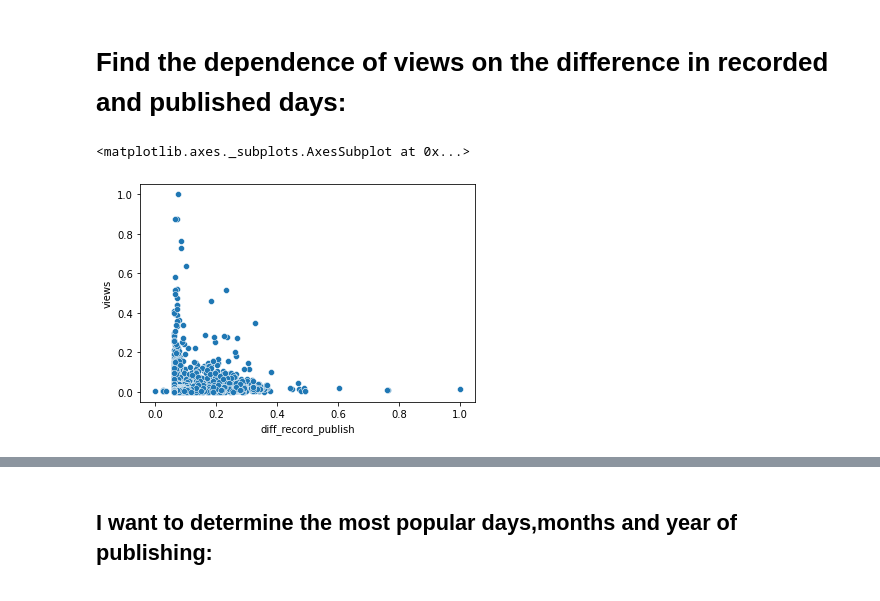
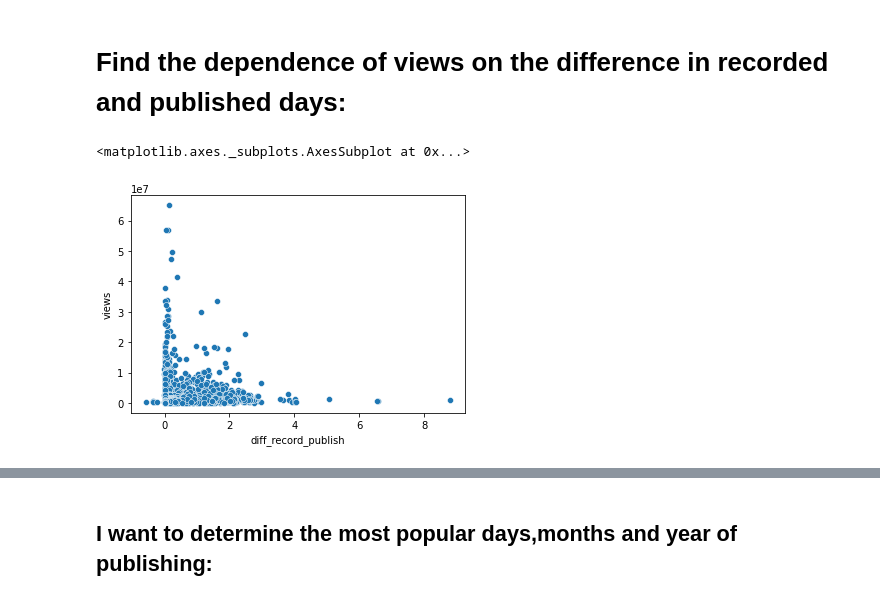
Before and after one commit to sspaulc/TED_TALKS_VIEWS_PREDICTION, a Jupyter notebook: Sanchita_Ted_Talks_Views.ipynb, the cells around one changed output, grey strips where cells are left out. Saved outputs shown, nothing was run; the diff lists cells and outputs as text; code cells hidden in the pictures.

```diff
--- a/Sanchita_Ted_Talks_Views.ipynb
+++ b/Sanchita_Ted_Talks_Views.ipynb
@@ -105,3 +107,7 @@ numerical_features= ['duration','comments']
+# %%
+scaler = StandardScaler()
+scaler.fit(data[numerical_features])
+data[numerical_features] = scaler.transform(data[numerical_features])
 # %%
 #Import libraries
 from sklearn.impute import KNNImputer
@@ -138,0 +147,3 @@ All the nan values for numerical features is removed.
+# %%
+# for inverse transformation
+data[numerical_features] = scaler.inverse_transform(data[numerical_features])
@@ -263,12 +255,8 @@ from sklearn.preprocessing import MinMaxScaler
-# %%
-data['diff_record_publish'] = MinMaxScaler().fit_transform(np.array(data['diff_record_publish']).reshape(-1,1))
-# %%
-data['views'] = MinMaxScaler().fit_transform(np.array(data['views']).reshape(-1,1))
 # %%
-sns.scatterplot(x= data['diff_record_publish'], y=data['views'])
+sns.scatterplot(x= data['diff_record_publish']/1000, y=data['views'])
 # %% [output]
 <matplotlib.axes._subplots.AxesSubplot at 0x...>
-[figure, old version]
+[figure, new version]
 # %%
 data.head(3)
 # %% [output]
```
Also changed, not shown: parts of 139 cells of this notebook.
